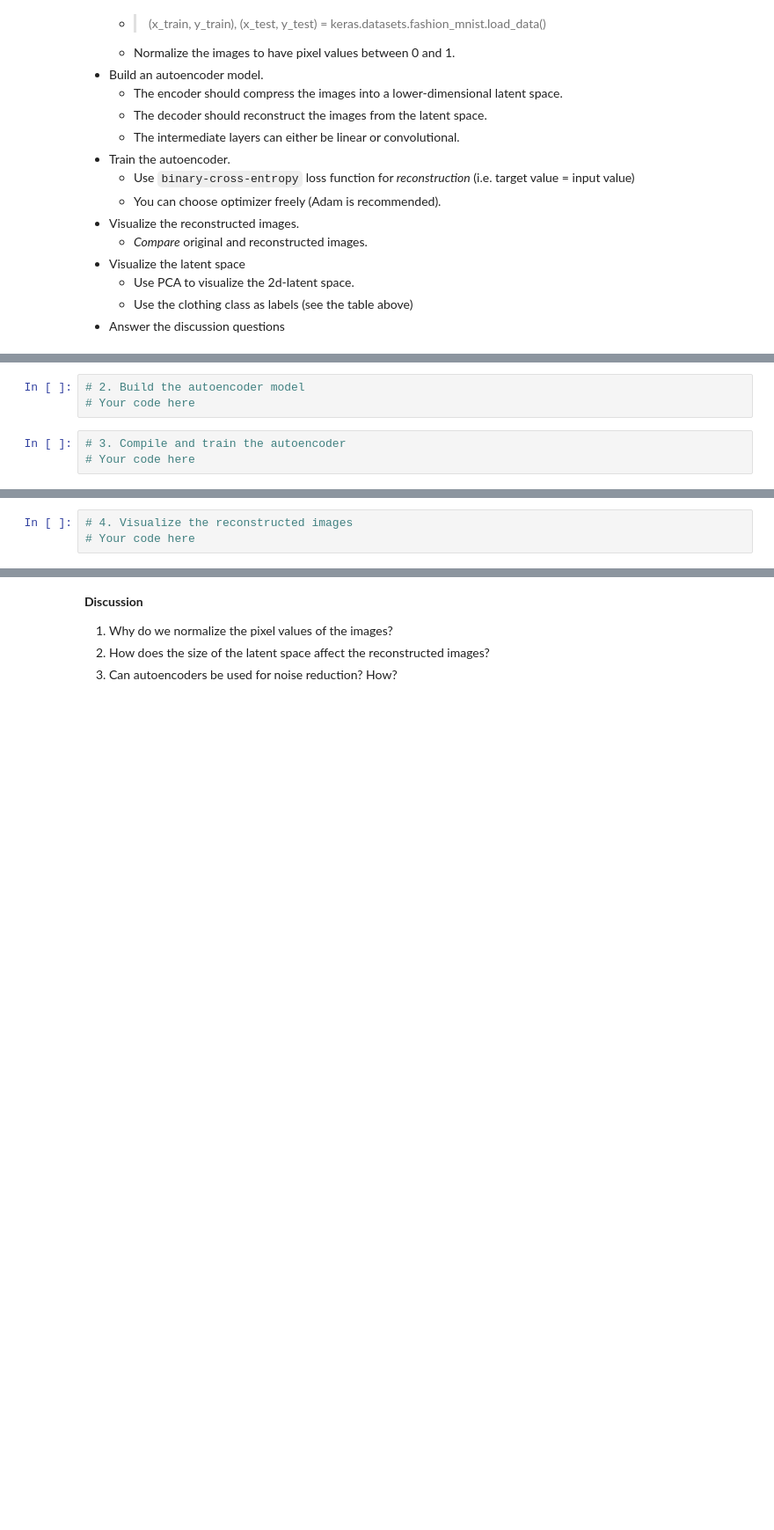
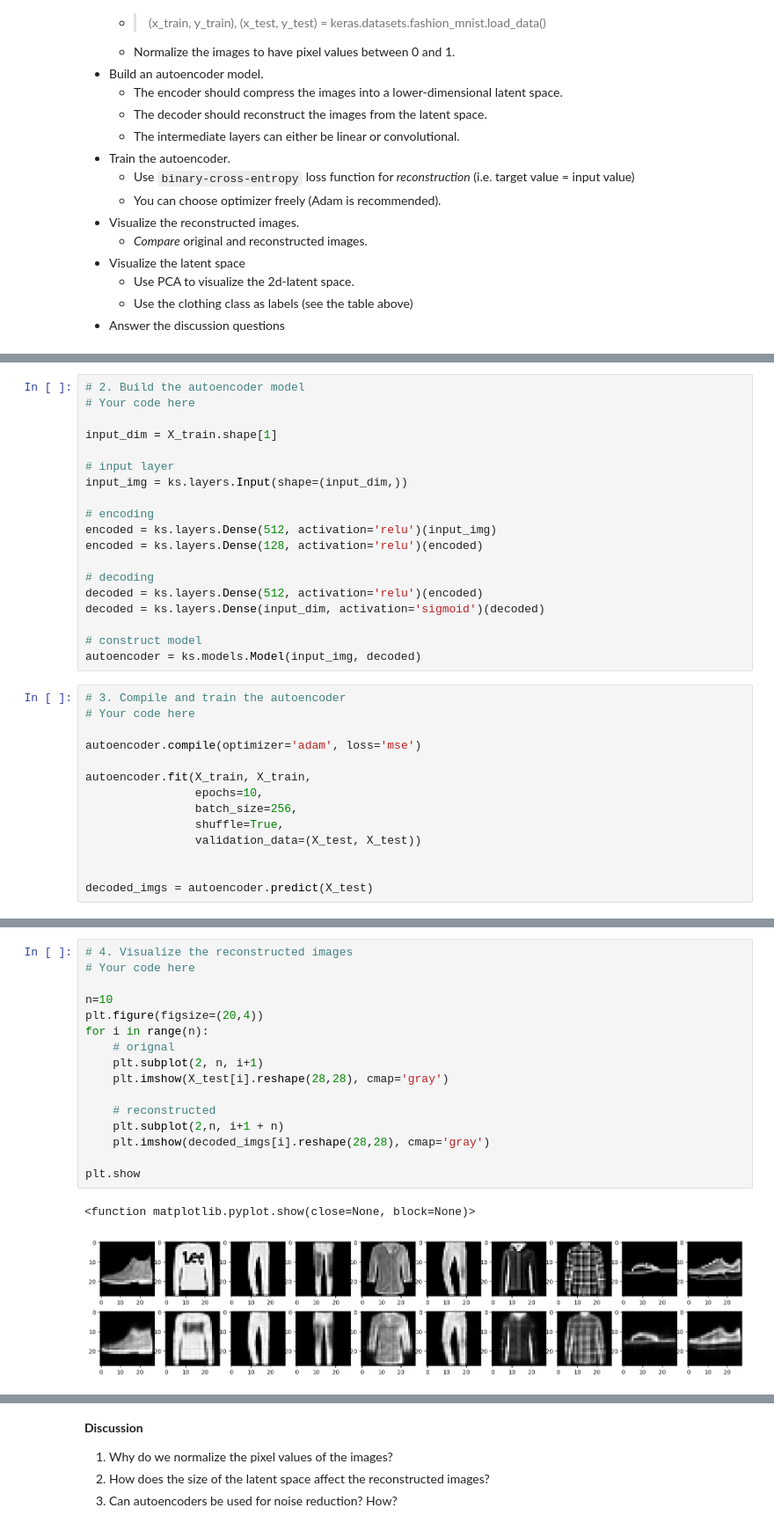
Before and after one commit to hskramstad00/DAT300, a Jupyter notebook: Assignments/CA4/ca4-1-fashion-mnist.ipynb, the cells around one changed output, grey strips where cells are left out. Shown at 88% size. Cells and saved outputs as stored; diff of their text form; blank space fills up the shorter version.

```diff
--- a/Assignments/CA4/ca4-1-fashion-mnist.ipynb
+++ b/Assignments/CA4/ca4-1-fashion-mnist.ipynb
@@ -100,6 +85,33 @@ X_train: (60000, 28, 28, 1)
 # %%
 # 2. Build the autoencoder model
 # Your code here
+
+input_dim = X_train.shape[1]
+
+# input layer
+input_img = ks.layers.Input(shape=(input_dim,))
+
+# encoding
+encoded = ks.layers.Dense(512, activation='relu')(input_img)
+encoded = ks.layers.Dense(128, activation='relu')(encoded)
+
+# decoding
+decoded = ks.layers.Dense(512, activation='relu')(encoded)
+decoded = ks.layers.Dense(input_dim, activation='sigmoid')(decoded)
+
+# construct model
+autoencoder = ks.models.Model(input_img, decoded)
 # %%
 # 3. Compile and train the autoencoder
 # Your code here
+
+autoencoder.compile(optimizer='adam', loss='mse')
+
+autoencoder.fit(X_train, X_train,
+                epochs=10,
+                batch_size=256,
+                shuffle=True,
+                validation_data=(X_test, X_test))
+
+
+decoded_imgs = autoencoder.predict(X_test)
@@ -106,6 +136,22 @@ X_train: (60000, 28, 28, 1)
 # %%
 # 4. Visualize the reconstructed images
 # Your code here
+
+n=10
+plt.figure(figsize=(20,4))
+for i in range(n):
+    # orignal
+    plt.subplot(2, n, i+1)
+    plt.imshow(X_test[i].reshape(28,28), cmap='gray')
+
+    # reconstructed
+    plt.subplot(2,n, i+1 + n)
+    plt.imshow(decoded_imgs[i].reshape(28,28), cmap='gray')
+
+plt.show
+# %% [output]
+<function matplotlib.pyplot.show(close=None, block=None)>
+[figure, added]
 # %%
 # 4. Visualize the PCA-projection of the latent space. Try to include the labels in the plot for a better understanding of
 # the distribution of the latent space.
```
Also changed, not shown: parts of 5 cells of this notebook.
